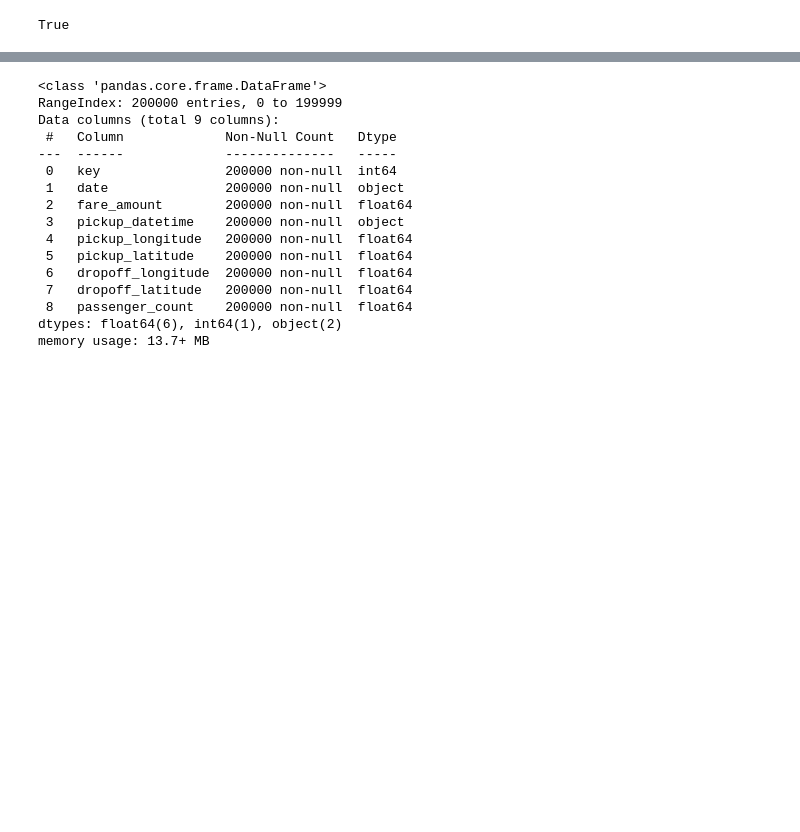
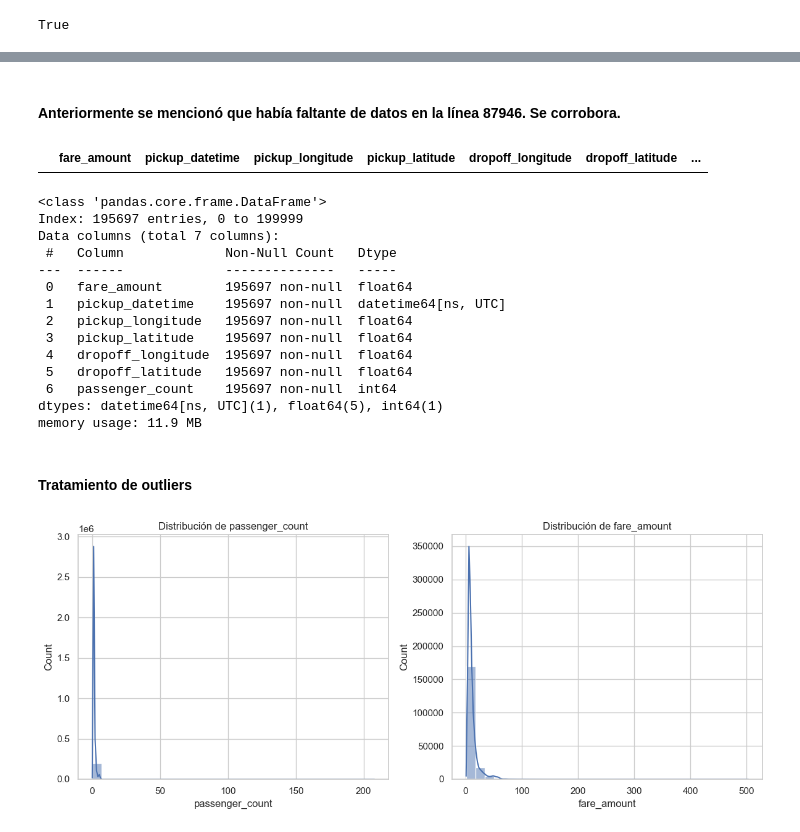
Before and after one commit to programadorarocio/AA1-TUIA-2026C1-Diez-Duvia-Quispe, a Jupyter notebook: TP-regresion-AA1.ipynb, the cells around one changed output, grey strips where cells are left out. Saved outputs shown, nothing was run; the diff lists cells and outputs as text; code cells hidden in the pictures; blank space fills up the shorter version.

```diff
--- a/TP-regresion-AA1.ipynb
+++ b/TP-regresion-AA1.ipynb
@@ -438,19 +418,41 @@ dtype: int64
+# %% [markdown]
+#### Anteriormente se mencionó que había faltante de datos en la línea 87946. Se corrobora.
+# %%
+df_ny[df_ny.isna().any(axis=1)]
+# %% [output]
+|  | fare_amount | pickup_datetime | pickup_longitude | pickup_latitude | dropoff_longitude | dropoff_latitude | ... |
 # %%
-df.info()
+df_ny.info()
 # %% [output]
 <class 'pandas.core.frame.DataFrame'>
-RangeIndex: 200000 entries, 0 to 199999
-Data columns (total 9 columns):
+Index: 195697 entries, 0 to 199999
+Data columns (total 7 columns):
  #   Column             Non-Null Count   Dtype
 ---  ------             --------------   -----
- 0   key                200000 non-null  int64
- 1   date               200000 non-null  object
- 2   fare_amount        200000 non-null  float64
- 3   pickup_datetime    200000 non-null  object
- 4   pickup_longitude   200000 non-null  float64
- 5   pickup_latitude    200000 non-null  float64
- 6   dropoff_longitude  200000 non-null  float64
- 7   dropoff_latitude   200000 non-null  float64
- 8   passenger_count    200000 non-null  float64
-dtypes: float64(6), int64(1), object(2)
-memory usage: 13.7+ MB
+ 0   fare_amount        195697 non-null  float64
+ 1   pickup_datetime    195697 non-null  datetime64[ns, UTC]
+ 2   pickup_longitude   195697 non-null  float64
+ 3   pickup_latitude    195697 non-null  float64
+ 4   dropoff_longitude  195697 non-null  float64
+ 5   dropoff_latitude   195697 non-null  float64
+ 6   passenger_count    195697 non-null  int64
+dtypes: datetime64[ns, UTC](1), float64(5), int64(1)
+memory usage: 11.9 MB
+# %% [markdown]
+#### Tratamiento de outliers
+# %%
+# Gráficos de distribución
+plt.figure(figsize=(12, 5))
+
+plt.subplot(1, 2, 1)
+sns.histplot(df_ny['passenger_count'], bins=30, kde=True)
+plt.title('Distribución de passenger_count')
+
+plt.subplot(1, 2, 2)
+sns.histplot(df_ny['fare_amount'], bins=30, kde=True)
+plt.title('Distribución de fare_amount')
+
+plt.tight_layout()
+plt.show()
+# %% [output]
+[figure, added]
```
Also changed, not shown: parts of 25 cells of this notebook.
